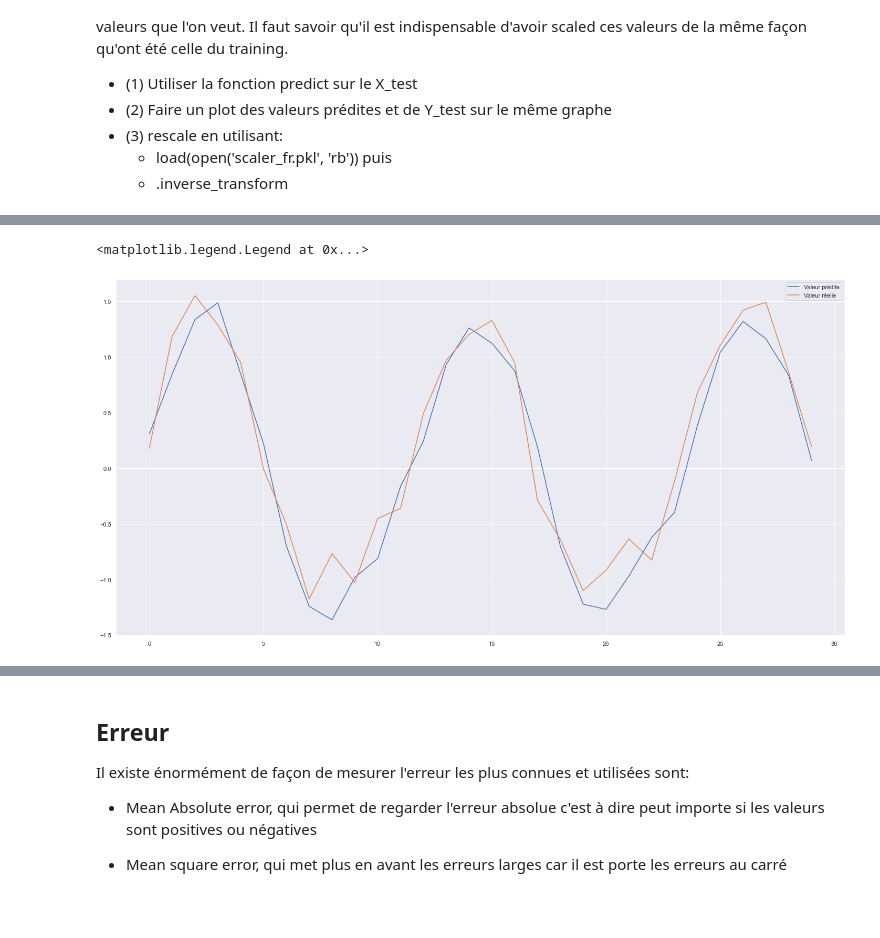
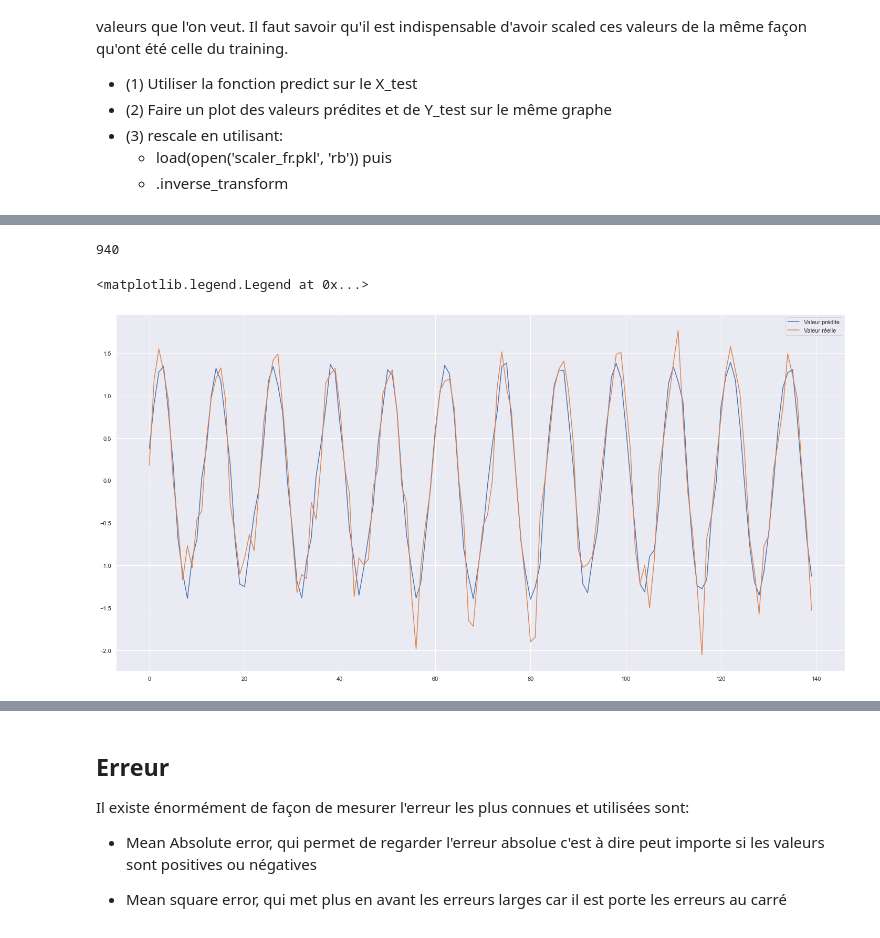
Before and after one commit to Antoine07/dia01, a Jupyter notebook: Part12_AI/02_Creation_de_model_correction.ipynb, the cells around one changed output, grey strips where cells are left out. Drawn from its saved outputs; the diff is of its cells as text; code cells hidden in the pictures.

```diff
--- a/Part12_AI/02_Creation_de_model_correction.ipynb
+++ b/Part12_AI/02_Creation_de_model_correction.ipynb
@@ -587,7 +649,7 @@ tf.keras.backend.clear_session()
 
 # define model
 model = Sequential()
-model.add(Dense(10, activation='relu', input_dim=n_steps))
+model.add(Dense(10, activation='tanh', input_dim=n_steps))
 model.add(Dense(1))
 
 opt = Adam(lr=0.01)
@@ -629,10 +686,15 @@ pd.DataFrame(history.history).plot()
+# %%
+len(Y_test)
+# %% [output]
+940
 # %%
-plt.plot(pd.DataFrame(Y_test_predicted).iloc[:30], label = 'Valeur prédite')
-plt.plot(pd.DataFrame(Y_test).iloc[:30], label = 'Valeur réelle')
+size = len(Y_test)-800
+plt.plot(pd.DataFrame(Y_test_predicted).iloc[:size], label = 'Valeur prédite')
+plt.plot(pd.DataFrame(Y_test).iloc[:size], label = 'Valeur réelle')
 plt.legend()
 # %% [output]
 <matplotlib.legend.Legend at 0x...>
-[figure, old version]
+[figure, new version]
 # %%
 from pickle import load
 # load the scaler
```
Also changed, not shown: parts of 30 cells of this notebook.
